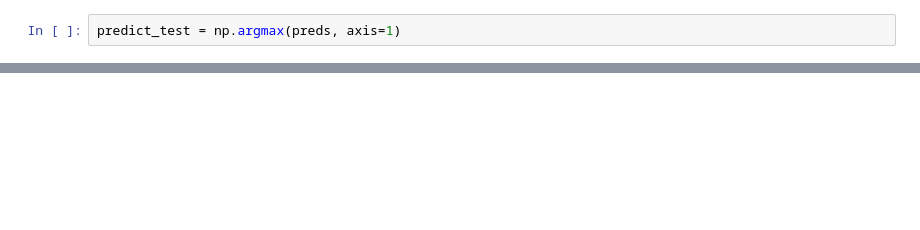
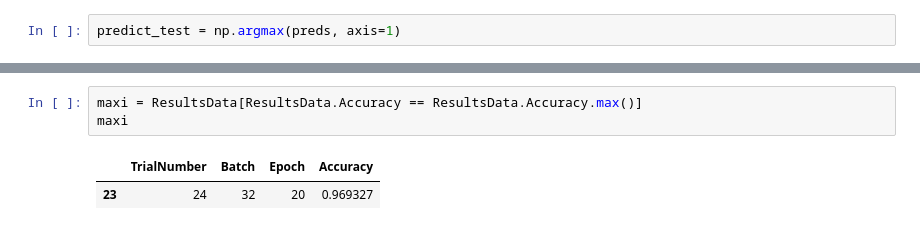
Before and after one commit to patii01/ACA-Project, a Jupyter notebook: ann.ipynb, the cells around one changed output, grey strips where cells are left out. Drawn from its saved outputs; the diff is of its cells as text; blank space fills up the shorter version.

```diff
--- a/ann.ipynb
+++ b/ann.ipynb
@@ -180,0 +225,6 @@ submission.to_csv('submission_ann.csv', index=False)
+# %%
+maxi = ResultsData[ResultsData.Accuracy == ResultsData.Accuracy.max()]
+maxi
+# %% [output]
+|  | TrialNumber | Batch | Epoch | Accuracy |
+| 23 | 24 | 32 | 20 | 0.969327 |
```
Also changed, not shown: parts of 15 cells of this notebook, 2 other files.
